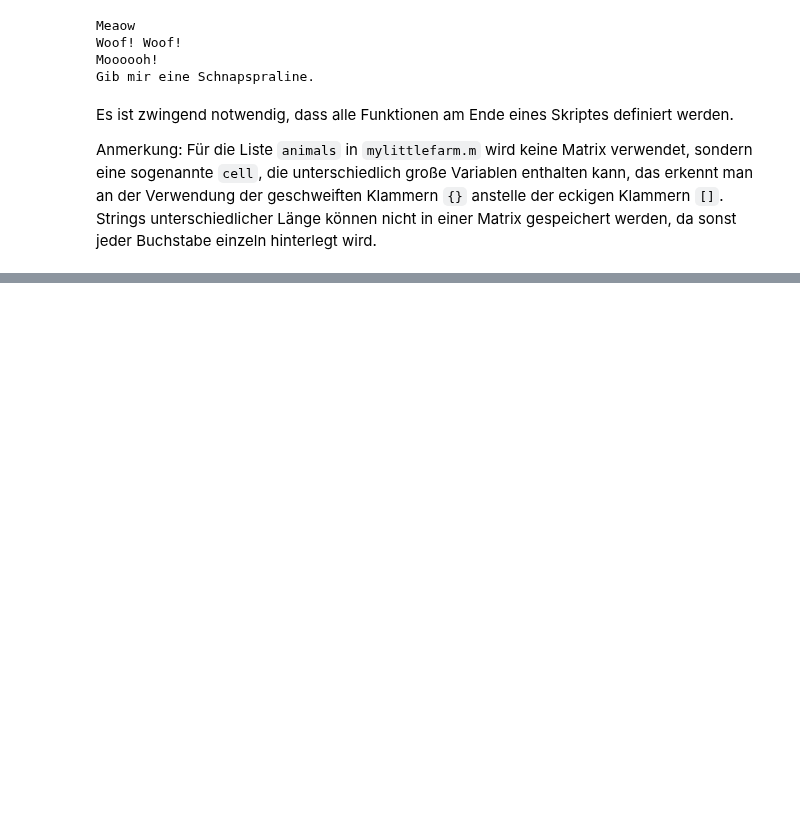
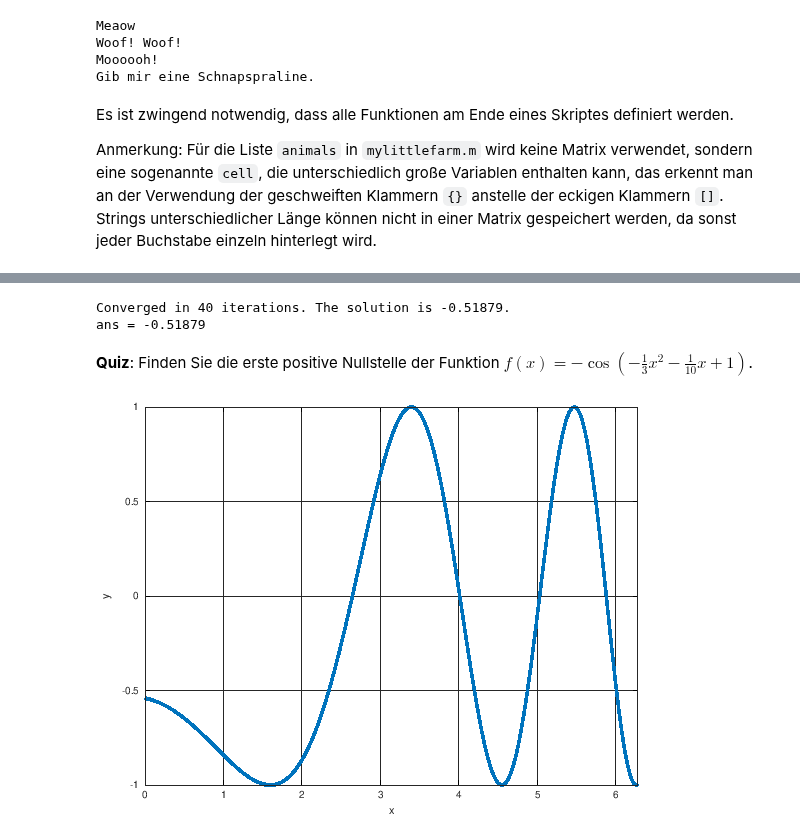
Before and after one commit to hbrs-cse/Modellbildung-und-Simulation, a Jupyter notebook: content/00_einleitung/matlab_02_scripts_and_functions.ipynb, the cells around one changed output, grey strips where cells are left out. Saved outputs shown, nothing was run; the diff lists cells and outputs as text; code cells hidden in the pictures; blank space fills up the shorter version.

```diff
--- a/content/00_einleitung/matlab_02_scripts_and_functions.ipynb
+++ b/content/00_einleitung/matlab_02_scripts_and_functions.ipynb
@@ -458,0 +647,17 @@ To Do, Funktion als Einzeiler, verwendet als Variable, function handle für eine
+# %%
+bisection(myPolynomial, -1, 1, 1e-12, 100)
+# %% [output]
+Converged in 40 iterations. The solution is -0.51879.
+ans = -0.51879
+# %% [markdown]
+**Quiz**: Finden Sie die erste positive Nullstelle der Funktion $f(x)=-\cos(-\frac{1}{3}x^2 - \frac{1}{10}x + 1)$.
+# %%
+%# NO CODE
+x = 0:pi/2000:2*pi;
+plot(x,-cos(-0.33*x.^2-0.1*x +1),'LineWidth',10)
+xlabel('x')
+ylabel('y')
+xlim([0,2*pi])
+set(gca, 'Box', 'on', 'XGrid', 'on', 'YGrid', 'on')
+# %% [output]
+[figure, added]
```
Also changed, not shown: parts of 32 cells of this notebook, 7 other files.
